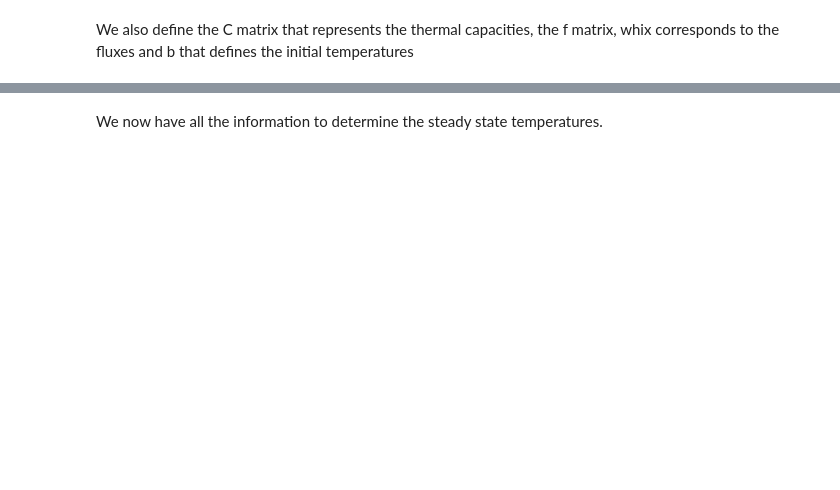
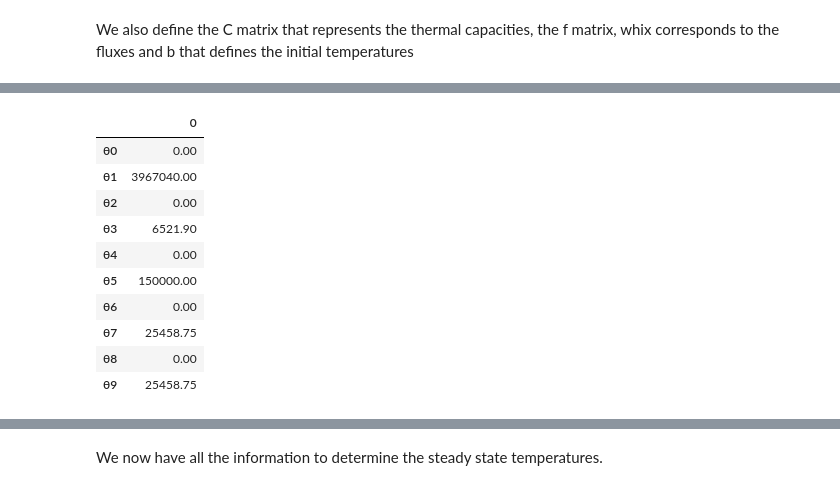
Before and after one commit to bastienThibaud/model-and-steady-state-serie2_groupe5_2025, a Jupyter notebook: model1.ipynb, the cells around one changed output, grey strips where cells are left out. Saved outputs shown, nothing was run; the diff lists cells and outputs as text; code cells hidden in the pictures; blank space fills up the shorter version.

```diff
--- a/model1.ipynb
+++ b/model1.ipynb
@@ -172,0 +245,44 @@ f[[9]]=Phi_glass
+# %%
+# Air properties
+air_density = 1.2      # kg/m³
+air_cp = 1000          # J/(kg·K)
+air_volume = l * L * H # m³
+c_air = air_density * air_cp * air_volume
+
+# Thermal capacity function
+def thermal_capacity(material):
+    volume = material['Surface'] * material['Width']
+    return material['Density'] * material['Specific heat'] * volume
+
+# Compute thermal capacities
+c_concrete = thermal_capacity(concrete)
+c_insulation = thermal_capacity(insulation)
+c_plasterboard = thermal_capacity(plasterboard)
+c_glass = thermal_capacity(glass)
+
+# Assign to variables
+c1 = c_concrete
+c3 = c_insulation
+c5 = c_air
+c7 = c_plasterboard
+C10 = c_plasterboard
+
+# Diagonal matrix of thermal capacities with interleaved zeros
+C = np.array([0, c1, 0, c3, 0, c5, 0, c7, 0, C10])
+
+
+
+# pd.set_option("display.precision", 3)
+pd.DataFrame(C, index=θ)
+# %% [output]
+|  | 0 |
+| θ0 | 0.00 |
+| θ1 | 3967040.00 |
+| θ2 | 0.00 |
+| θ3 | 6521.90 |
+| θ4 | 0.00 |
+| θ5 | 150000.00 |
+| θ6 | 0.00 |
+| θ7 | 25458.75 |
+| θ8 | 0.00 |
+| θ9 | 25458.75 |
```
Also changed, not shown: parts of 31 cells of this notebook.
